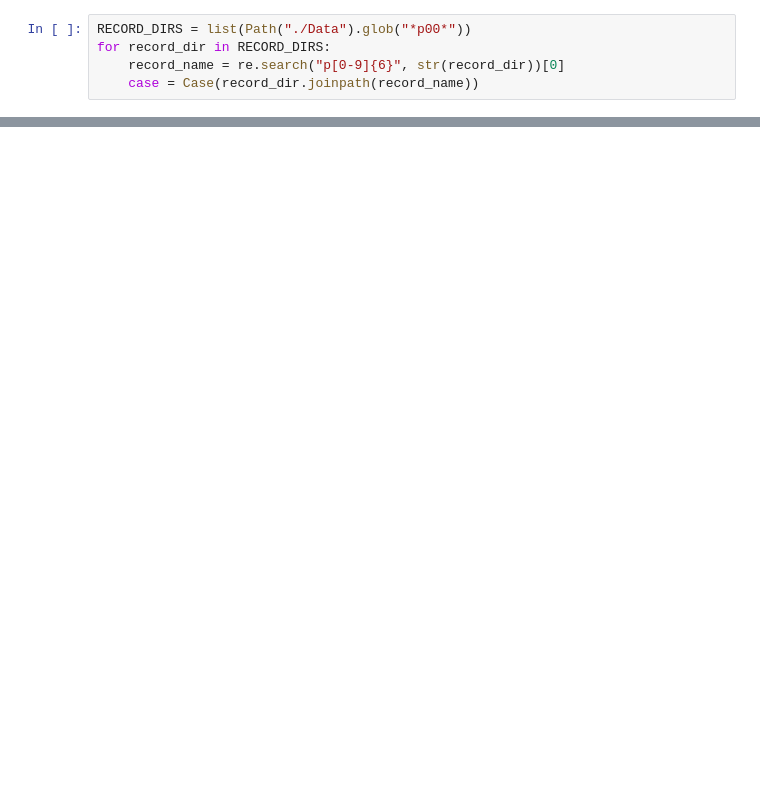
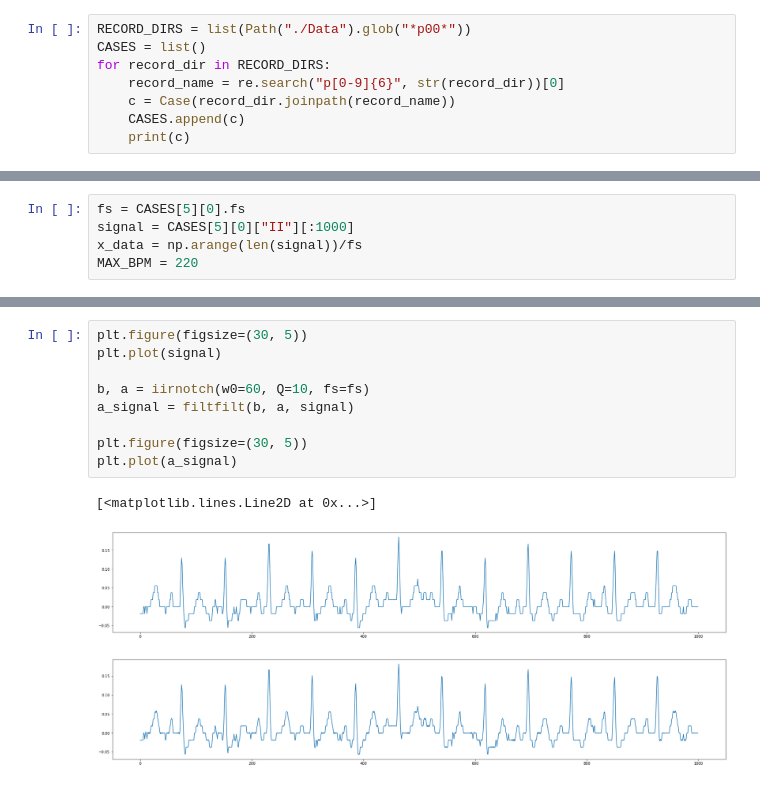
Before and after one commit to AlanPalomino/TTB_2020_2_13, a Jupyter notebook: code_tests.ipynb, the cells around one changed output, grey strips where cells are left out. Saved outputs shown, nothing was run; the diff lists cells and outputs as text; blank space fills up the shorter version.

```diff
--- a/code_tests.ipynb
+++ b/code_tests.ipynb
@@ -4,6 +6,9 @@ from pathlib import Path
 import re
 # %%
 RECORD_DIRS = list(Path("./Data").glob("*p00*"))
+CASES = list()
 for record_dir in RECORD_DIRS:
     record_name = re.search("p[0-9]{6}", str(record_dir))[0]
-    case = Case(record_dir.joinpath(record_name))
+    c = Case(record_dir.joinpath(record_name))
+    CASES.append(c)
+    print(c)
@@ -34,0 +71,5 @@ for k in K.groups():
+# %%
+fs = CASES[5][0].fs
+signal = CASES[5][0]["II"][:1000]
+x_data = np.arange(len(signal))/fs
+MAX_BPM = 220
@@ -34,0 +110,13 @@ for k in K.groups():
+# %%
+plt.figure(figsize=(30, 5))
+plt.plot(signal)
+
+b, a = iirnotch(w0=60, Q=10, fs=fs)
+a_signal = filtfilt(b, a, signal)
+
+plt.figure(figsize=(30, 5))
+plt.plot(a_signal)
+# %% [output]
+[<matplotlib.lines.Line2D at 0x...>]
+[figure, added]
+[figure, added]
```
Also changed, not shown: parts of 25 cells of this notebook, 6 other files.
